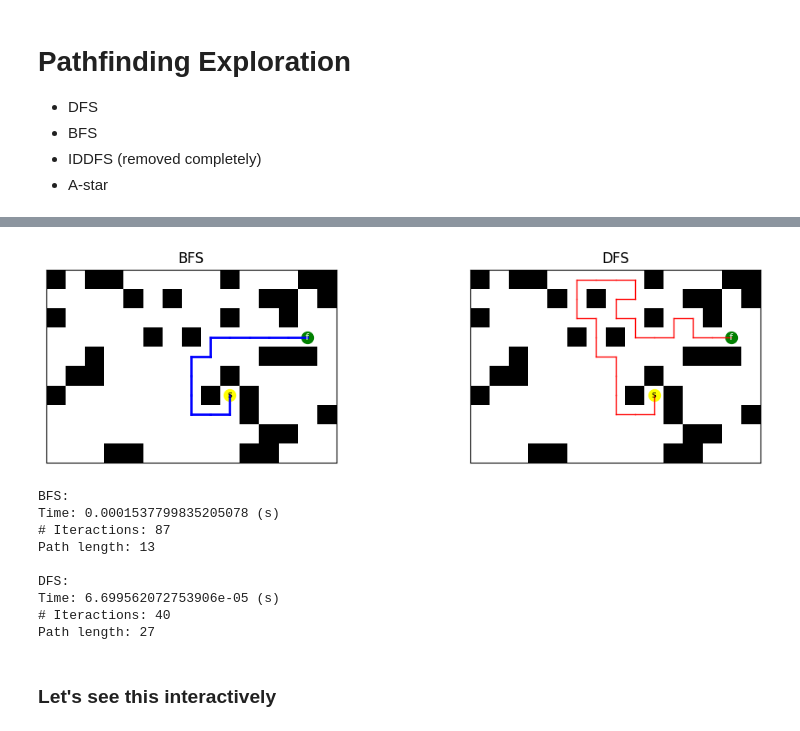
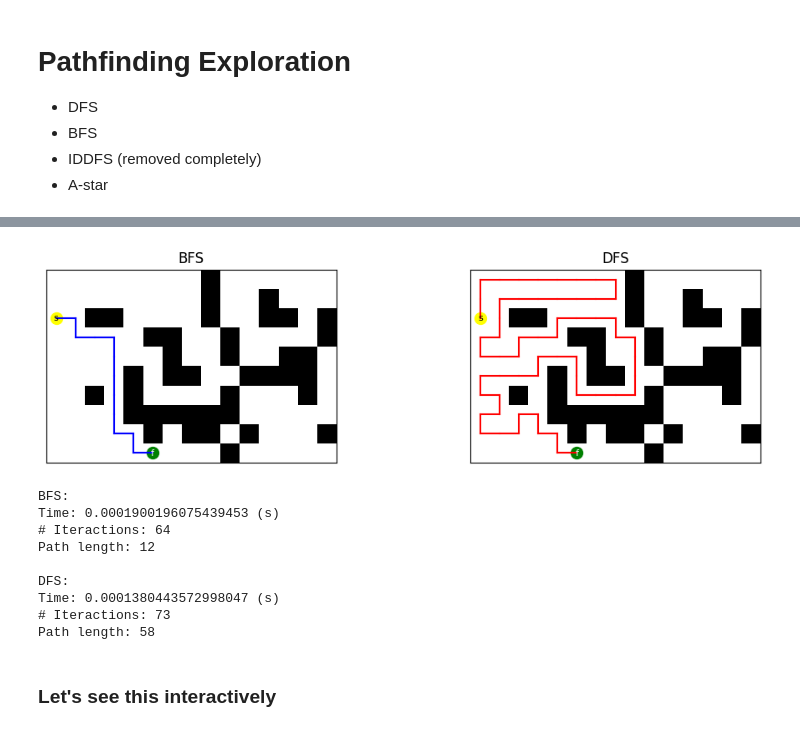
Before and after one commit to petersim1/pathfinding, a Jupyter notebook: exploration.ipynb, the cells around one changed output, grey strips where cells are left out. Saved outputs shown, nothing was run; the diff lists cells and outputs as text; code cells hidden in the pictures.

```diff
--- a/exploration.ipynb
+++ b/exploration.ipynb
@@ -30,0 +23,25 @@ plt.show()
+# %%
+percent_blockage = 0.4
+
+graph = Graph(rows=10, cols=15)
+
+
+graph.generate_grid(grid_type="random", percent_blocked=percent_blockage)
+plot_grid(graph.p_start, graph.p_end, graph.grid)
+plt.title("Randomly filled blocks")
+plt.show()
+
+graph.generate_grid(grid_type="random-1", percent_blocked=percent_blockage)
+plot_grid(graph.p_start, graph.p_end, graph.grid)
+plt.title("Generate path distance >=N , blocks filled around")
+plt.show()
+
+graph.generate_grid(grid_type="fixed", variant=2)
+plot_grid(graph.p_start, graph.p_end, graph.grid)
+plt.title("Fixed grid")
+plt.show()
+
+graph.generate_grid(grid_type="maze")
+plot_grid(graph.p_start, graph.p_end, graph.grid)
+plt.title("Maze")
+plt.show()
@@ -31,37 +53,39 @@ plt.show()
 # %%
+graph.generate_grid(grid_type="random-1", percent_blocked=percent_blockage)
+
 bfs_path, bfs_complexity = graph.search(bfs)
 dfs_path, dfs_complexity = graph.search(dfs)
 
 _, axes = plt.subplots(ncols=2, nrows=1, figsize=(12,3))
 
 plot_grid(graph.p_start, graph.p_end, graph.grid, axes)
 
 plot_path(axes[0], bfs_path, c='blue',label='BFS')
 plot_path(axes[1], dfs_path, c='red',label='DFS')
 
 plt.show()
 
 print("BFS:")
 print("Time:", bfs_complexity["time"], "(s)")
 print("# Iteractions:", bfs_complexity["iterations"])
 print("Path length:", bfs_complexity["length"])
 
 print()
 print("DFS:")
 print("Time:", dfs_complexity["time"], "(s)")
 print("# Iteractions:", dfs_complexity["iterations"])
 print("Path length:", dfs_complexity["length"])
 # %% [output]
-[figure, old version]
+[figure, new version]
 BFS:
-Time: 0.0001537799835205078 (s)
-# Iteractions: 87
-Path length: 13
+Time: 0.0001900196075439453 (s)
+# Iteractions: 64
+Path length: 12
 
 DFS:
-Time: 6.699562072753906e-05 (s)
-# Iteractions: 40
-Path length: 27
+Time: 0.0001380443572998047 (s)
+# Iteractions: 73
+Path length: 58
 # %% [markdown]
 ### Let's see this interactively
 # %%
```
Also changed, not shown: parts of 21 cells of this notebook, 3 other files.
